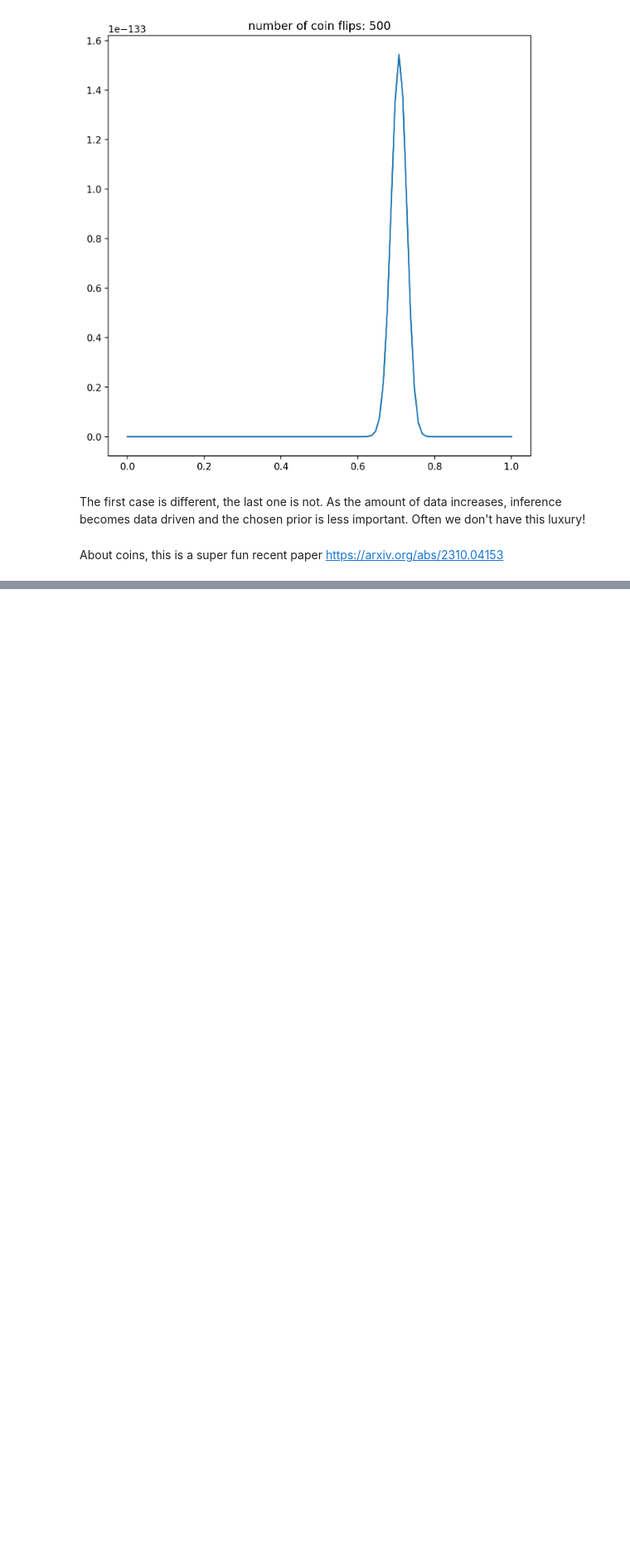
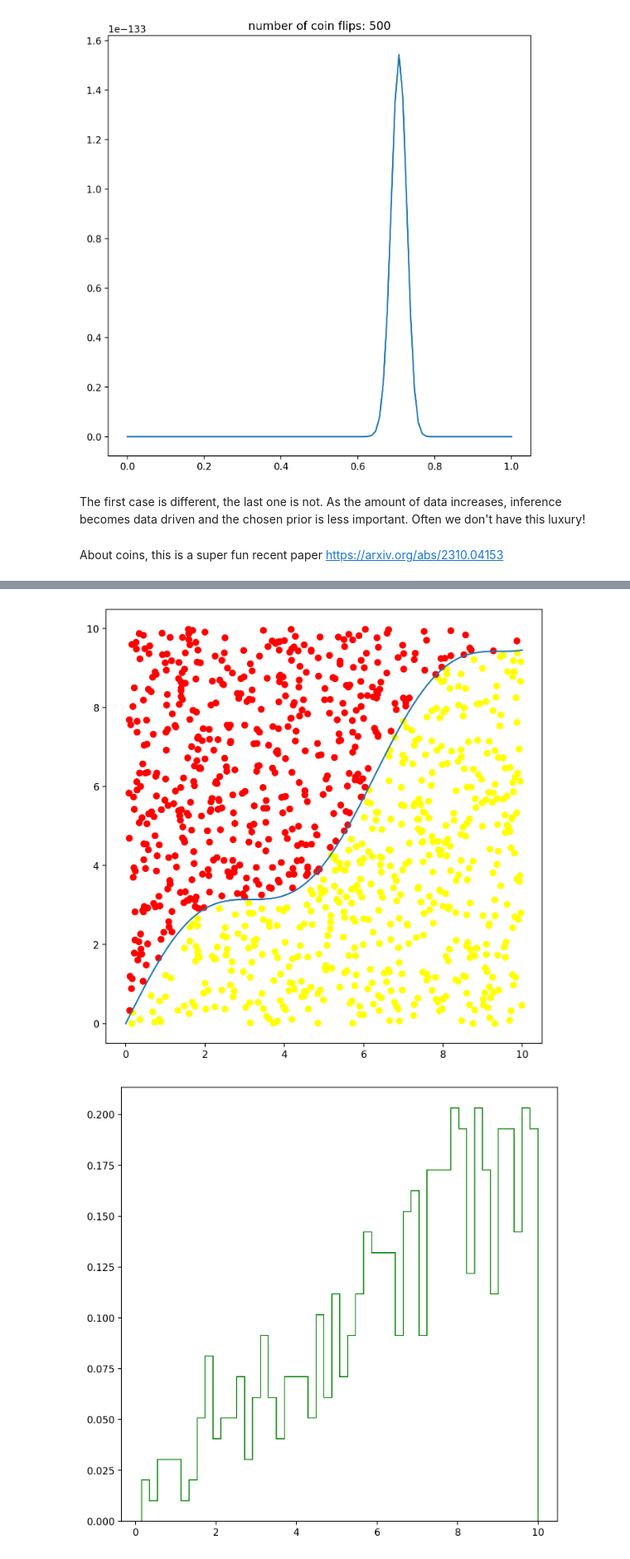
Before and after one commit to dgerosa/machinelearning4physics_bicocca_2024, a Jupyter notebook: lectures/L02_sampling.ipynb, the cells around one changed output, grey strips where cells are left out. Shown at 83% size. Drawn from its saved outputs; the diff is of its cells as text; code cells hidden in the pictures; blank space fills up the shorter version.

```diff
--- a/lectures/L02_sampling.ipynb
+++ b/lectures/L02_sampling.ipynb
@@ -465,0 +527,26 @@ About coins, this is a super fun recent paper [https://arxiv.org/abs/2310.04153]
+# %%
+f = lambda x: x+np.sin(x)  # pause and look at how great lambda functions are!
+
+N=1000
+
+xg = np.linspace(0,10,100)
+
+plt.plot(xg,f(xg))
+
+
+ymax = 10
+x = np.random.uniform(0,10,N)
+y = np.random.uniform(0,ymax,N)
+
+
+plt.scatter(x[y<f(x)],y[y<f(x)],c='yellow')
+plt.scatter(x[y>f(x)],y[y>f(x)],c='red')
+
+plt.show()
+goodpoints = x[y<f(x)]
+
+
+plt.hist(goodpoints,bins=50,density=True,histtype='step',color='green');
+# %% [output]
+[figure, added]
+[figure, added]
```
Also changed, not shown: parts of 22 cells of this notebook, 1 other file.
